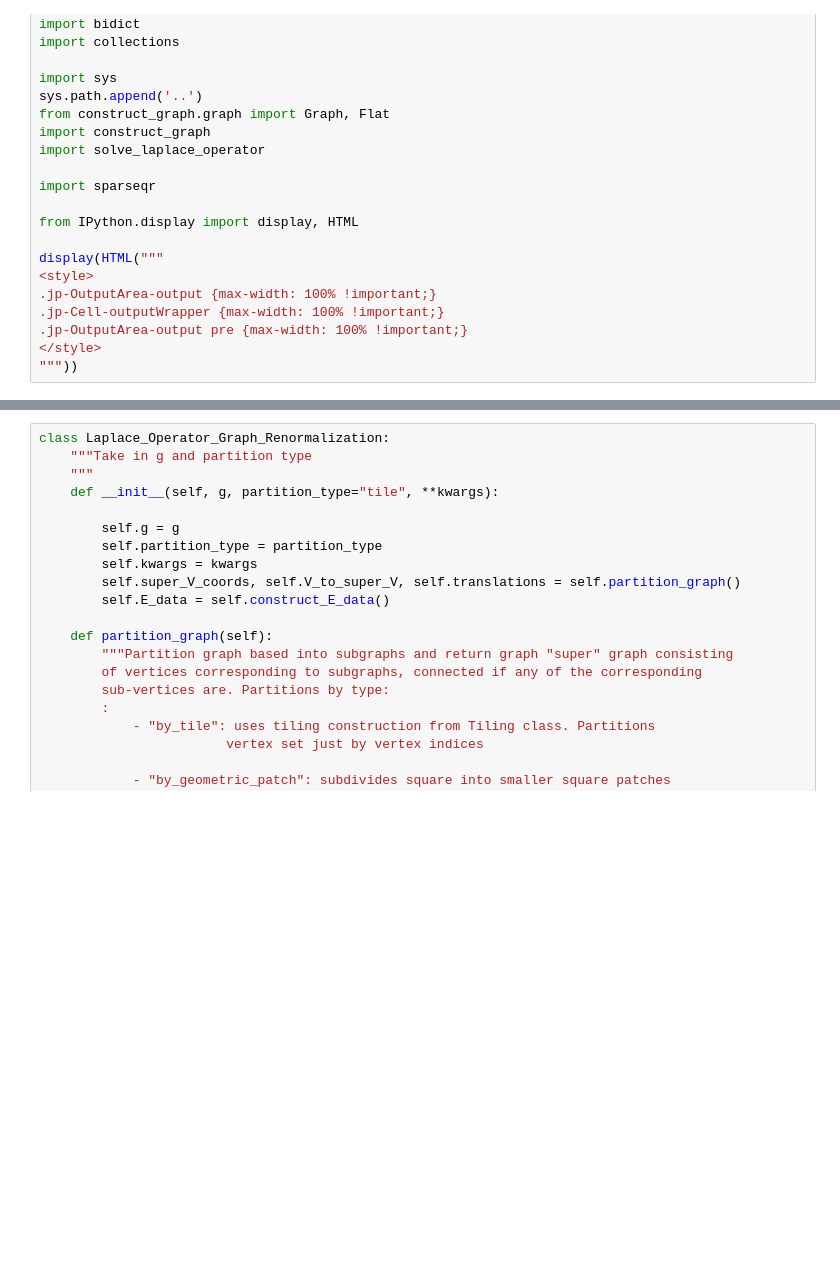
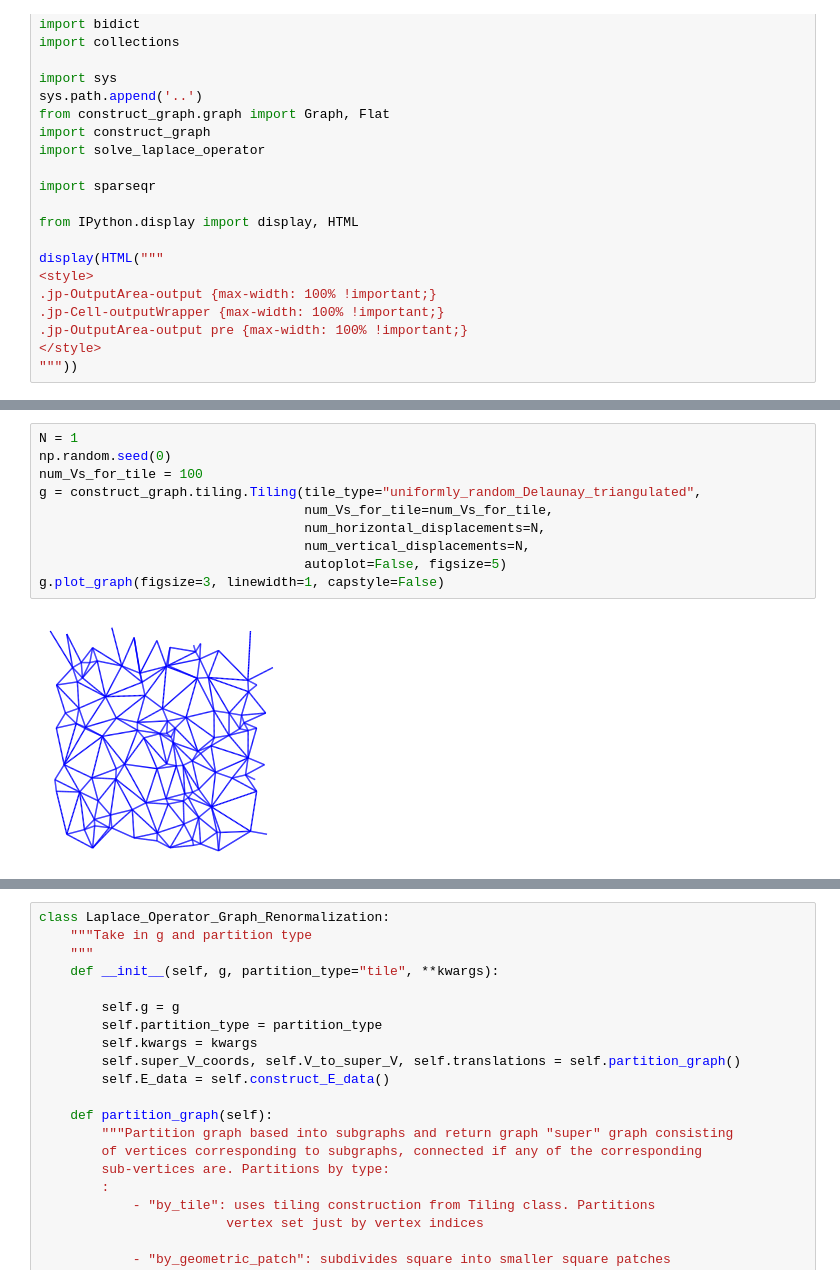
Before and after one commit to sidneyholden1/metric_graph, a Jupyter notebook: test_scripts/patching2.ipynb, the cells around one changed output, grey strips where cells are left out. Drawn from its saved outputs; the diff is of its cells as text; blank space fills up the shorter version.

```diff
--- a/test_scripts/patching2.ipynb
+++ b/test_scripts/patching2.ipynb
@@ -67,0 +84,12 @@ class Renormalization:
+# %%
+N = 1
+np.random.seed(0)
+num_Vs_for_tile = 100
+g = construct_graph.tiling.Tiling(tile_type="uniformly_random_Delaunay_triangulated",
+                                  num_Vs_for_tile=num_Vs_for_tile,
+                                  num_horizontal_displacements=N,
+                                  num_vertical_displacements=N,
+                                  autoplot=False, figsize=5)
+g.plot_graph(figsize=3, linewidth=1, capstyle=False)
+# %% [output]
+[figure, added]
```
Also changed, not shown: parts of 2 cells of this notebook, 1 other file.
